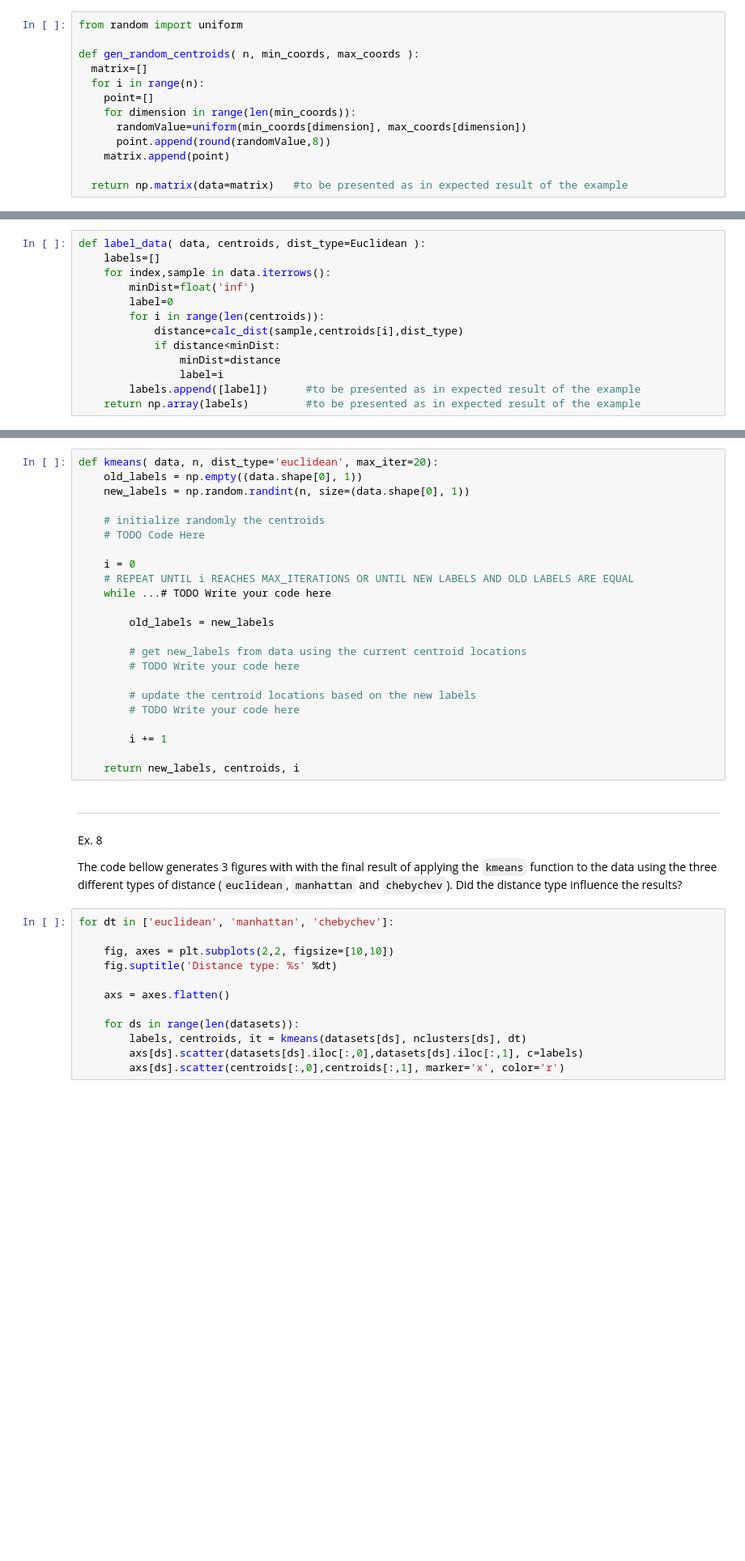
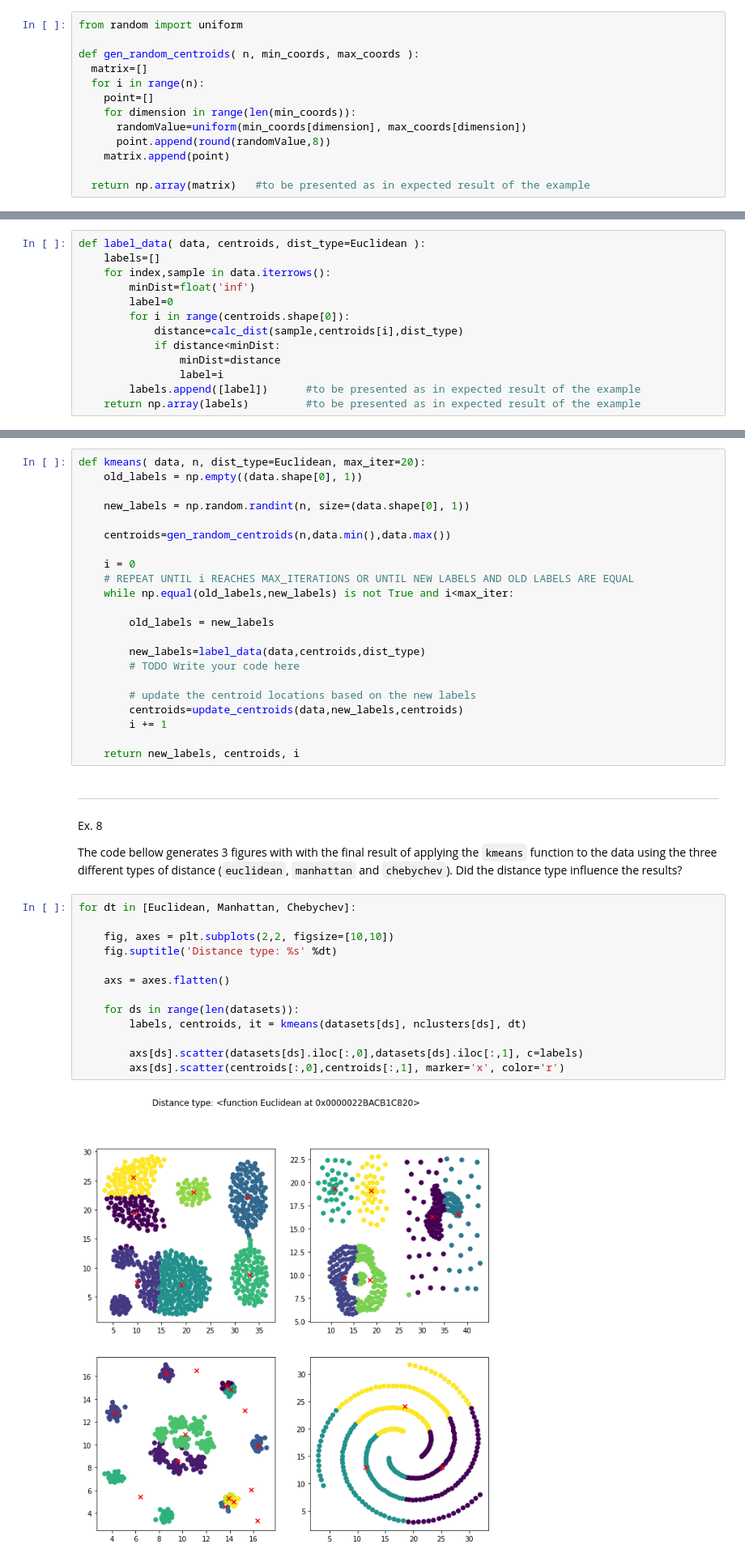
Before and after one commit to DrSh1ny/AC, a Jupyter notebook: PL3/TP1b.ipynb, the cells around one changed output, grey strips where cells are left out. Shown: that part at 81% size. Drawn from its saved outputs; the diff is of its cells as text; blank space fills up the shorter version.

```diff
--- a/PL3/TP1b.ipynb
+++ b/PL3/TP1b.ipynb
@@ -125,7 +128,7 @@ def gen_random_centroids( n, min_coords, max_coords ):
       point.append(round(randomValue,8))
     matrix.append(point)
 
-  return np.matrix(data=matrix)   #to be presented as in expected result of the example
+  return np.array(matrix)   #to be presented as in expected result of the example
 # %%
 # example
 print(gen_random_centroids(3, [2, -3], [12, 5]))
@@ -154,7 +157,7 @@ def label_data( data, centroids, dist_type=Euclidean ):
     for index,sample in data.iterrows():
         minDist=float('inf')
         label=0
-        for i in range(len(centroids)):
+        for i in range(centroids.shape[0]):
             distance=calc_dist(sample,centroids[i],dist_type)
             if distance<minDist:
                 minDist=distance
@@ -247,25 +249,24 @@ plot_clusters(ex_data,ex_labels,ex_centroids)
 
 Create a function `kmeans( data, n, dist_type='euclidean' )` that, given a dataset with shape `[n_samples, d]`, clusters the data into `n` sets using the `k-means` algorithm. Make use of the functions you developed previously; you cannot resort to `sklearn` nor other implementations. The function should return the final labels, the final centroid coordinates and the number of iterations run.
 # %%
-def kmeans( data, n, dist_type='euclidean', max_iter=20):
+def kmeans( data, n, dist_type=Euclidean, max_iter=20):
     old_labels = np.empty((data.shape[0], 1))
+
     new_labels = np.random.randint(n, size=(data.shape[0], 1))
 
-    # initialize randomly the centroids
-    # TODO Code Here
+    centroids=gen_random_centroids(n,data.min(),data.max())
 
     i = 0
     # REPEAT UNTIL i REACHES MAX_ITERATIONS OR UNTIL NEW LABELS AND OLD LABELS ARE EQUAL
-    while ...# TODO Write your code here
+    while np.equal(old_labels,new_labels) is not True and i<max_iter:
 
         old_labels = new_labels
 
-        # get new_labels from data using the current centroid locations
+        new_labels=label_data(data,centroids,dist_type)
         # TODO Write your code here
 
         # update the centroid locations based on the new labels
-        # TODO Write your code here
-
+        centroids=update_centroids(data,new_labels,centroids)
         i += 1
 
     return new_labels, centroids, i
@@ -275,14 +276,17 @@ Ex. 8
 
 The code bellow generates 3 figures with with the final result of applying the `kmeans` function to the data using the three different types of distance (`euclidean`, `manhattan` and `chebychev`). Did the distance type influence the results?
 # %%
-for dt in ['euclidean', 'manhattan', 'chebychev']:
+for dt in [Euclidean, Manhattan, Chebychev]:
 
     fig, axes = plt.subplots(2,2, figsize=[10,10])
     fig.suptitle('Distance type: %s' %dt)
 
     axs = axes.flatten()
 
     for ds in range(len(datasets)):
         labels, centroids, it = kmeans(datasets[ds], nclusters[ds], dt)
+
         axs[ds].scatter(datasets[ds].iloc[:,0],datasets[ds].iloc[:,1], c=labels)
         axs[ds].scatter(centroids[:,0],centroids[:,1], marker='x', color='r')
+# %% [output]
+[figure, added]
```
Also changed, not shown: parts of 5 cells of this notebook.
